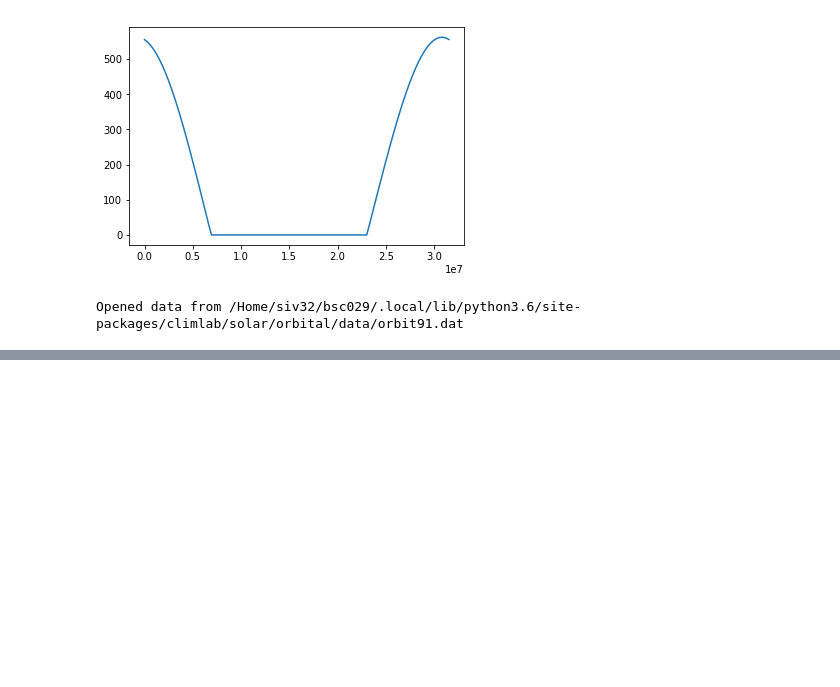
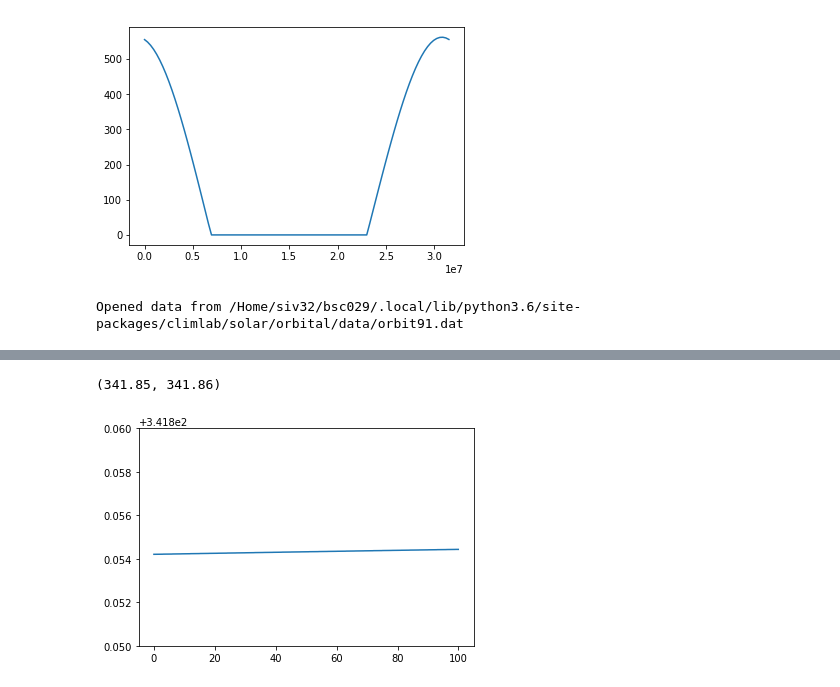
Before and after one commit to BenniSchmiedel/Low-dimensional-EBMs, a Jupyter notebook: Development_playground.ipynb, the cells around one changed output, grey strips where cells are left out. Cells and saved outputs as stored; diff of their text form; code cells hidden in the pictures; blank space fills up the shorter version.

```diff
--- a/Development_playground.ipynb
+++ b/Development_playground.ipynb
@@ -51,0 +52,7 @@ TypeError: 'Dataset' object is not callable
+# %%
+plt.plot(np.array(outputdata[0])/(60*60*24*365),Vars.Read['solar'])
+#print(Vars.solar)
+plt.ylim(341.85,341.86)
+# %% [output]
+(341.85, 341.86)
+[figure, added]
```
Also changed, not shown: parts of 4 cells of this notebook, 9 other files.
